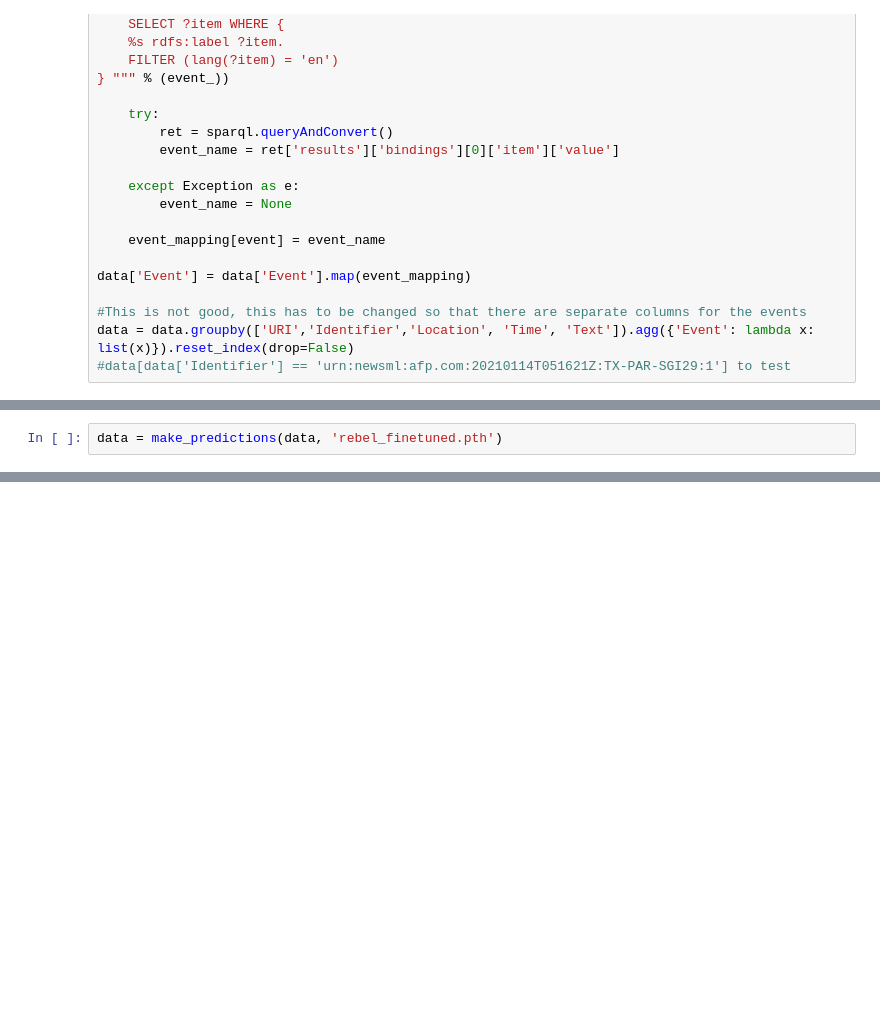
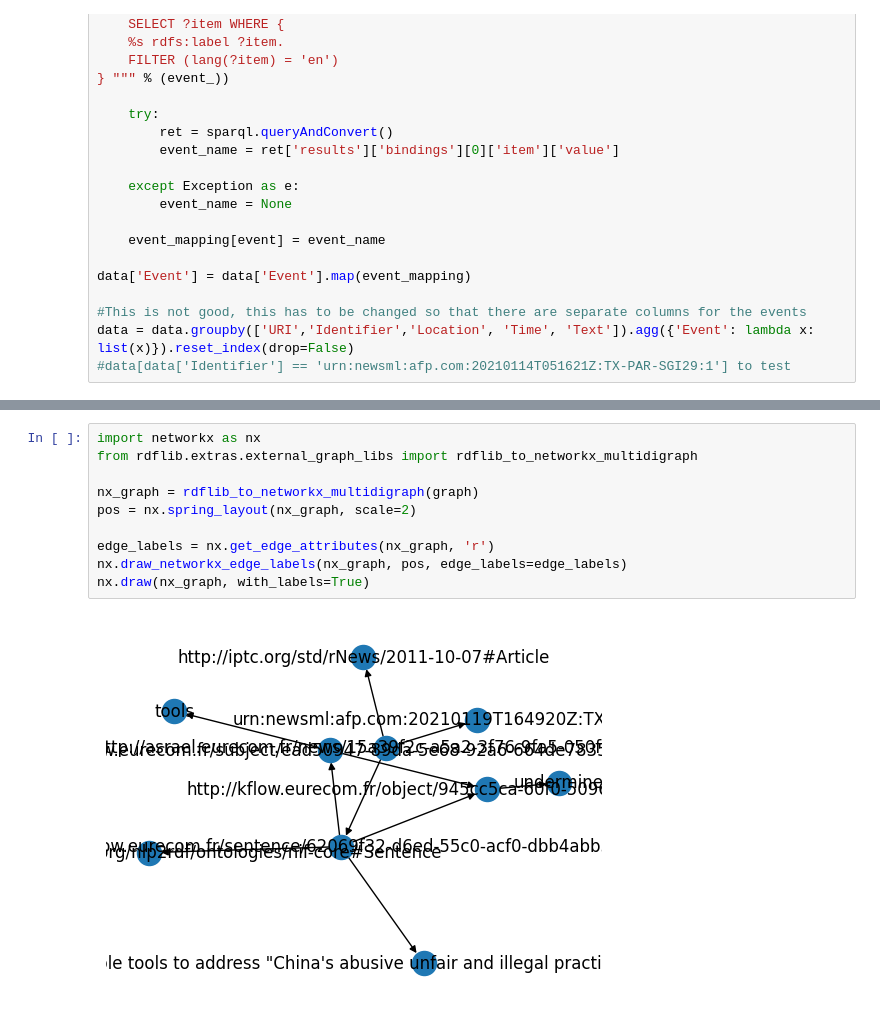
Before and after one commit to ANR-kFLOW/KG2Narrative, a Jupyter notebook: linking_predictions.ipynb, the cells around one changed output, grey strips where cells are left out. Cells and saved outputs as stored; diff of their text form; blank space fills up the shorter version.

```diff
--- a/linking_predictions.ipynb
+++ b/linking_predictions.ipynb
@@ -150,2 +146,0 @@ data.head()
-# %%
-data = make_predictions(data, 'rebel_finetuned.pth')
@@ -155,0 +186,12 @@ data = make_predictions(data, 'rebel_finetuned.pth')
+# %%
+import networkx as nx
+from rdflib.extras.external_graph_libs import rdflib_to_networkx_multidigraph
+
+nx_graph = rdflib_to_networkx_multidigraph(graph)
+pos = nx.spring_layout(nx_graph, scale=2)
+
+edge_labels = nx.get_edge_attributes(nx_graph, 'r')
+nx.draw_networkx_edge_labels(nx_graph, pos, edge_labels=edge_labels)
+nx.draw(nx_graph, with_labels=True)
+# %% [output]
+[figure, added]
```
Also changed, not shown: parts of 5 cells of this notebook, 3 other files.
